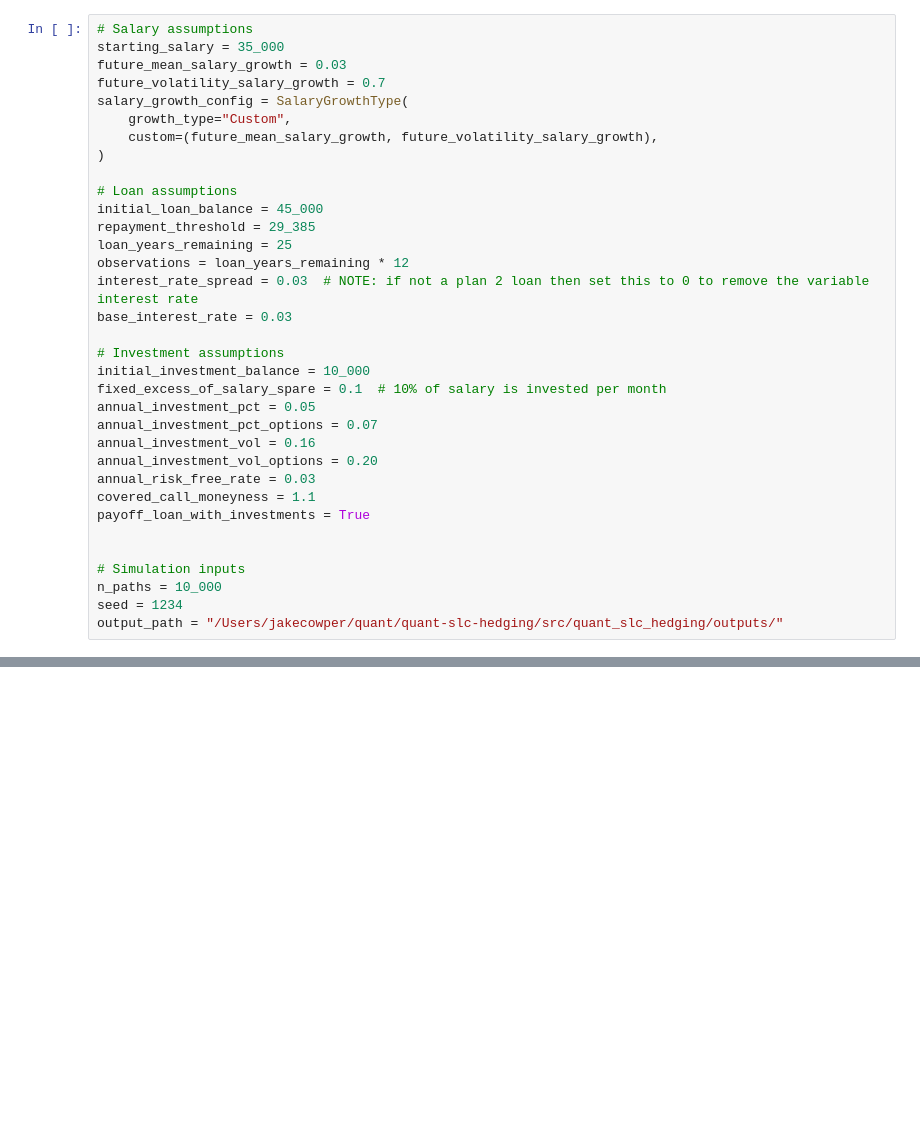
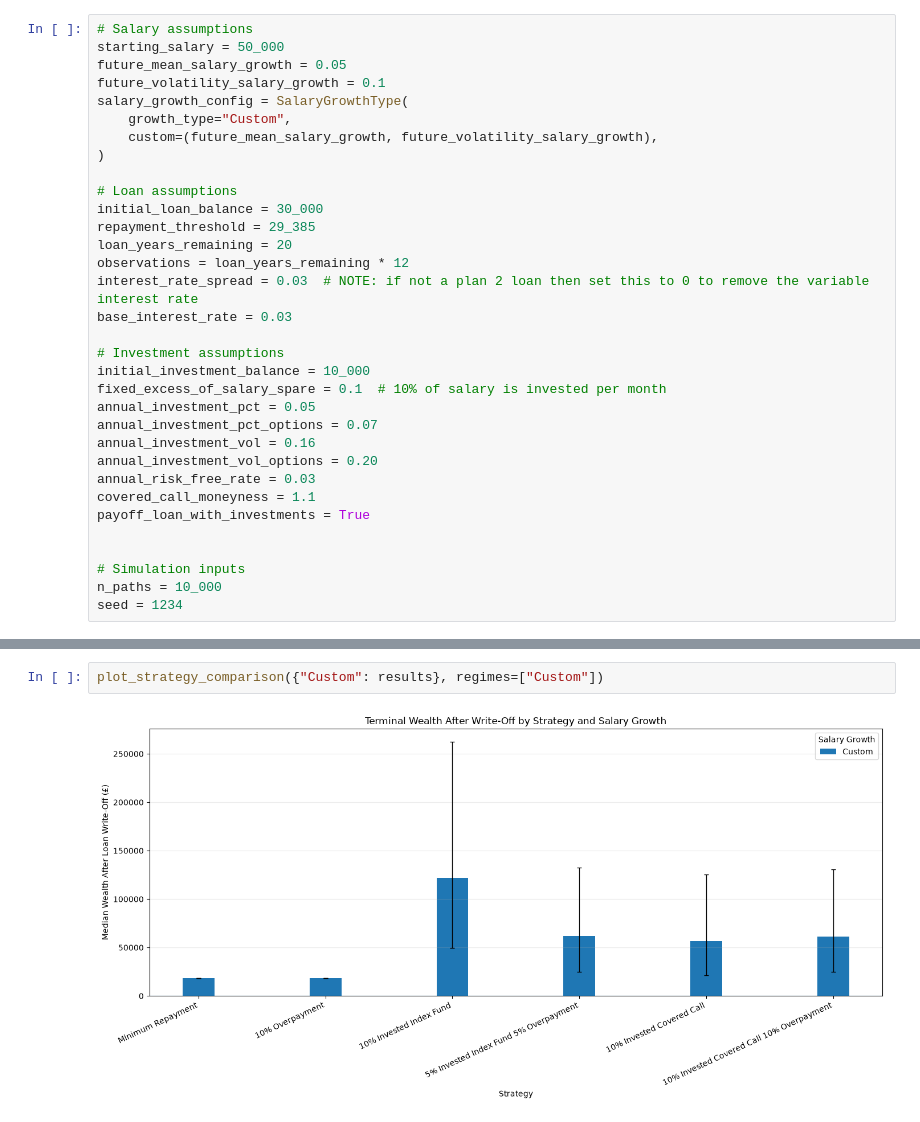
Before and after one commit to j-cwpr/quant-slc-hedging, a Jupyter notebook: src/quant_slc_hedging/notebooks/try_it_yourself.ipynb, the cells around one changed output, grey strips where cells are left out. Saved outputs shown, nothing was run; the diff lists cells and outputs as text; blank space fills up the shorter version.

```diff
--- a/src/quant_slc_hedging/notebooks/try_it_yourself.ipynb
+++ b/src/quant_slc_hedging/notebooks/try_it_yourself.ipynb
@@ -19,17 +25,17 @@ from quant_slc_hedging.strategies.min_repayment import MinRepaymentStrategy
 # %%
 # Salary assumptions
-starting_salary = 35_000
-future_mean_salary_growth = 0.03
-future_volatility_salary_growth = 0.7
+starting_salary = 50_000
+future_mean_salary_growth = 0.05
+future_volatility_salary_growth = 0.1
 salary_growth_config = SalaryGrowthType(
     growth_type="Custom",
     custom=(future_mean_salary_growth, future_volatility_salary_growth),
 )
 
 # Loan assumptions
-initial_loan_balance = 45_000
+initial_loan_balance = 30_000
 repayment_threshold = 29_385
-loan_years_remaining = 25
+loan_years_remaining = 20
 observations = loan_years_remaining * 12
 interest_rate_spread = 0.03  # NOTE: if not a plan 2 loan then set this to 0 to remove the variable interest rate
 base_interest_rate = 0.03
@@ -49,7 +55,6 @@ payoff_loan_with_investments = True
 # Simulation inputs
 n_paths = 10_000
 seed = 1234
-output_path = "/Users/jakecowper/quant/quant-slc-hedging/src/quant_slc_hedging/outputs/"
 # %%
 def sim_config() -> Dict:
     salary_rng = np.random.default_rng(seed)
@@ -155,0 +186,4 @@ Sim finished
+# %%
+plot_strategy_comparison({"Custom": results}, regimes=["Custom"])
+# %% [output]
+[figure, added]
```
Also changed, not shown: parts of 8 cells of this notebook, 20 other files.
